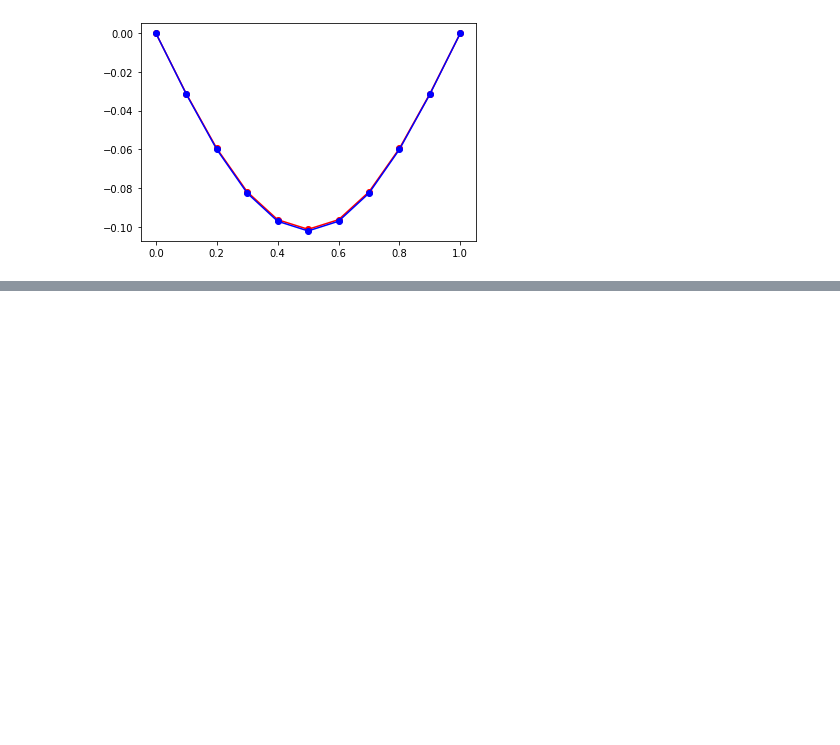
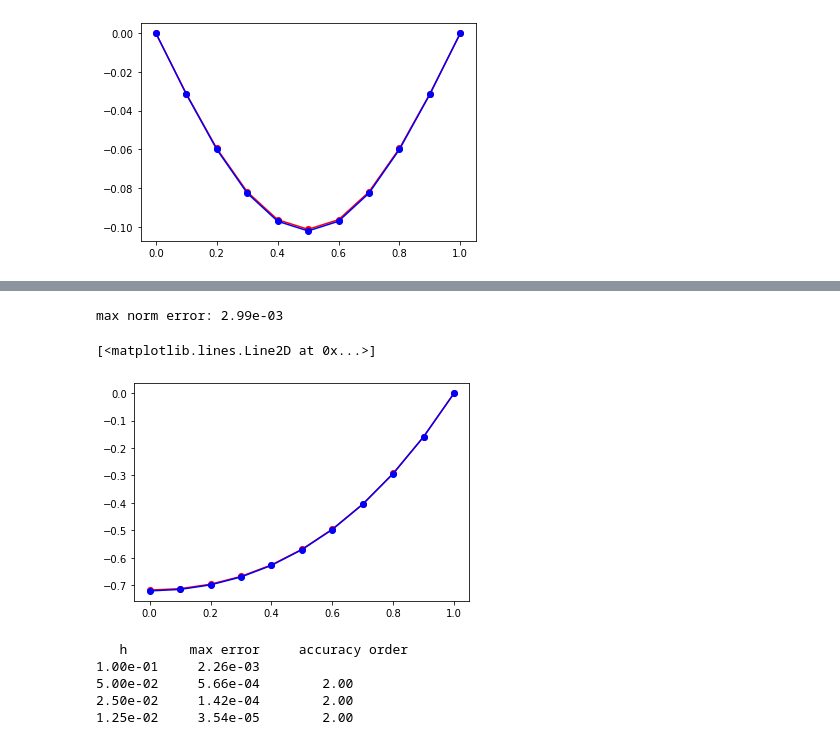
Before and after one commit to xiaozhouli/Jupyter, a Jupyter notebook: Numerical_PDEs/A Tutorial of Implementing FDM for BVP.ipynb, the cells around one changed output, grey strips where cells are left out. Saved outputs shown, nothing was run; the diff lists cells and outputs as text; code cells hidden in the pictures; blank space fills up the shorter version.

```diff
--- a/Numerical_PDEs/A Tutorial of Implementing FDM for BVP.ipynb
+++ b/Numerical_PDEs/A Tutorial of Implementing FDM for BVP.ipynb
@@ -228,0 +320,7 @@ max norm error: 8.37e-04
+# %%
+erri, x, U, U_hat = FDM_BVP_bc(9, 0, 1, 0, 0, Dirichlet_bc, fun, exact_fun)
+
+print ("max norm error: %7.2e" % erri)
+
+plt.plot(x, U_hat, 'ro-')
+plt.plot(x, U, 'bo-')
@@ -228,0 +358,25 @@ max norm error: 8.37e-04
+# %%
+def Neumann_bc1(A, F, alpha, beta, h, fun):
+    A[0,0] = -1/h
+    A[0,1] = 1/h
+    A[-1,-1] = 1
+    F[0] = alpha
+    F[-1] = beta
+    return A, F
+
+def Neumann_bc2(A, F, alpha, beta, h, fun):
+    A[0,0] = -1/h
+    A[0,1] = 1/h
+    A[-1,-1] = 1
+    F[0] = alpha + h*fun(0)/2.
+    F[-1] = beta
+    return A, F
+
+def Neumann_bc3(A, F, alpha, beta, h, fun):
+    A[0,0] = -3./2./h
+    A[0,1] = 2/h
+    A[0,2] = -1/2/h
+    A[-1,-1] = 1
+    F[0] = alpha
+    F[-1] = beta
+    return A, F
@@ -228,0 +389,34 @@ max norm error: 8.37e-04
+# %%
+def fun(x):
+    return np.exp(x)
+
+def exact_fun(x):
+    return np.exp(x) - x + 1 - np.e
+
+erri, x, U, U_hat = FDM_BVP_bc(9, 0, 1, 0, 0, Neumann_bc3, fun, exact_fun)
+
+print ("max norm error: %7.2e" % erri)
+
+plt.plot(x, U_hat, 'ro-')
+plt.plot(x, U, 'bo-')
+# %% [output]
+max norm error: 2.99e-03
+[<matplotlib.lines.Line2D at 0x...>]
+[figure, added]
+# %%
+levels = 4
+m = np.array([9, 19, 39, 79], int)
+err_max = np.zeros(levels)
+print ('   h        max error     accuracy order  ')
+for i in range(levels):
+    err_max[i], _, _, _ = FDM_BVP_bc(m[i], 0, 1, 0, 0, Neumann_bc2, fun, exact_fun)
+    if (i > 0):
+        print ('%7.2e     %7.2e        %4.2f'  %(1/(m[i]+1), err_max[i], np.log2(err_max[i-1]/err_max[i])))
+    else:
+        print ('%7.2e     %7.2e        '  % (1/(m[i]+1), err_max[i]))
+# %% [output]
+   h        max error     accuracy order
+1.00e-01     2.26e-03
+5.00e-02     5.66e-04        2.00
+2.50e-02     1.42e-04        2.00
+1.25e-02     3.54e-05        2.00
```
Also changed, not shown: parts of 15 cells of this notebook, 2 other files.
